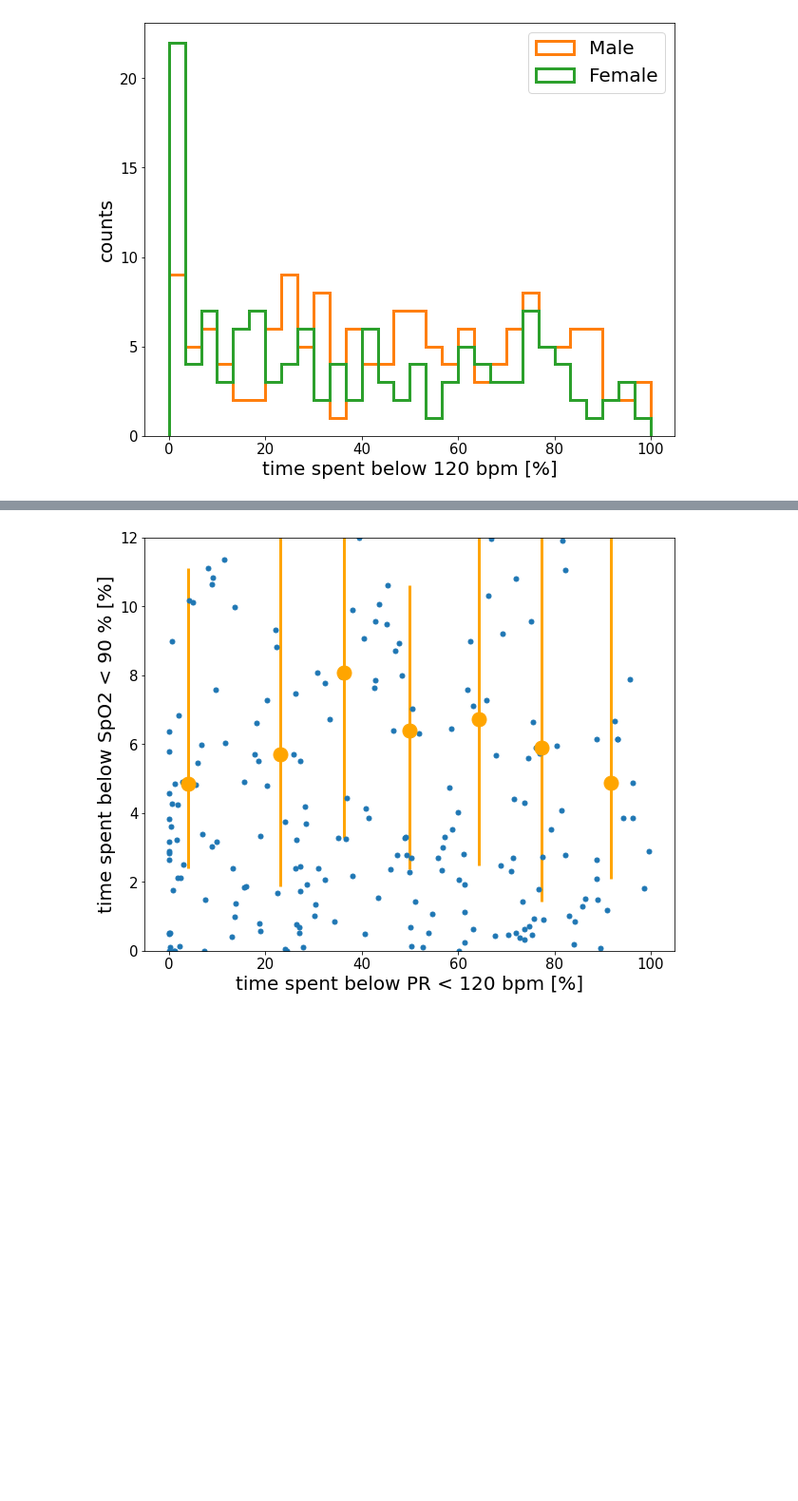
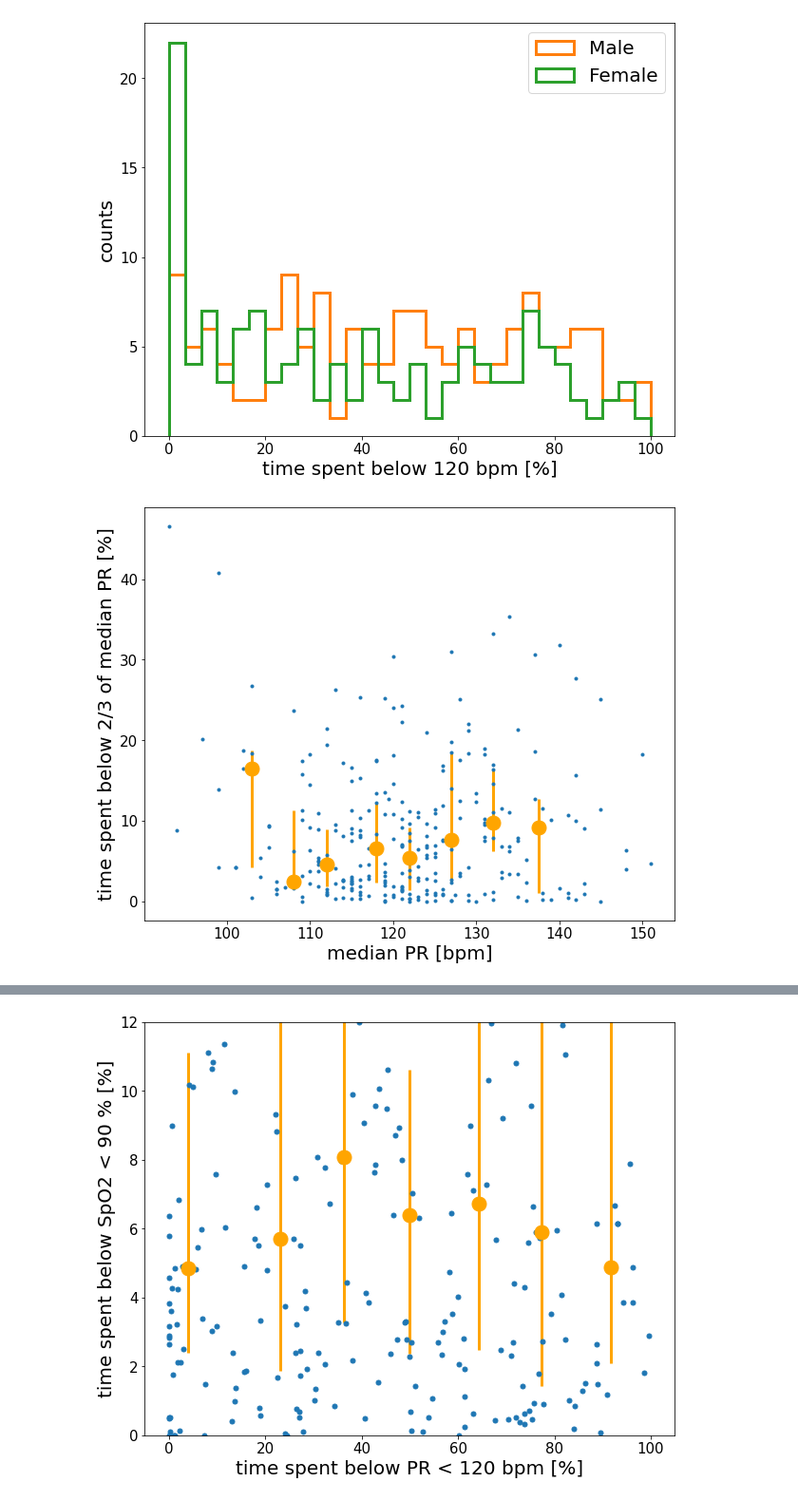
Before and after one commit to shisteve/NHS, a Jupyter notebook: 007_easy_selection.ipynb, the cells around one changed output, grey strips where cells are left out. Shown at 95% size. Cells and saved outputs as stored; diff of their text form; code cells hidden in the pictures; blank space fills up the shorter version.

```diff
--- a/007_easy_selection.ipynb
+++ b/007_easy_selection.ipynb
@@ -623,3 +640,14 @@ f_brad_pr = T[(T['PHN']==False)&(T['WRIST']==True)&(T['GENDER']=='Female')]['BRA
 brad_spo2 = T[(T['PHN']==False)&(T['WRIST']==True)]['BRADY_RATIO_SPO2']*100
 m_brad_spo2 = T[(T['PHN']==False)&(T['WRIST']==True)&(T['GENDER']=='Male')]['BRADY_RATIO_SPO2']*100
 f_brad_spo2 = T[(T['PHN']==False)&(T['WRIST']==True)&(T['GENDER']=='Female')]['BRADY_RATIO_SPO2']*100
+# %%
+brad_pr_dyn = T[(T['PHN']==False)&(T['WRIST']==True)]['BRADY_RATIO_PR_DYN']*100
+
+m_brad_pr_dyn = T[(T['PHN']==False)&(T['WRIST']==True)&(T['GENDER']=='Male')]['BRADY_RATIO_PR_DYN']*100
+f_brad_pr_dyn = T[(T['PHN']==False)&(T['WRIST']==True)&(T['GENDER']=='Female')]['BRADY_RATIO_PR_DYN']*100
+
+brad_pr_dyn_l39 = T[(T['PHN']==False)&(T['WRIST']==True)&(T['GEST_AGE_DAYS']/7.<39.)]['BRADY_RATIO_PR_DYN']*100
+brad_pr_dyn_g40 = T[(T['PHN']==False)&(T['WRIST']==True)&(T['GEST_AGE_DAYS']/7.>40.)]['BRADY_RATIO_PR_DYN']*100
+
+
+pr_med = T[(T['PHN']==False)&(T['WRIST']==True)]['MED_PR']
@@ -634,3 +676,21 @@ plt.legend()
 plt.show()
 # %% [output]
 [figure]
+# %%
+plt.figure(figsize=(10,8))
+
+
+plt.plot(pr_med,brad_pr_dyn,".")
+
+xx,yy,ey1,ey2 = median_in_bins_err(pr_med,brad_pr_dyn,100,140,8)
+plt.errorbar(xx,yy,yerr=[ey1,ey2],fmt=".",markersize=30,elinewidth=3,color='orange',label ='median')
+
+plt.xlabel('median PR [bpm]')
+#plt.ylabel('time spent below 9/10 of median PR [%]')
+plt.ylabel("time spent below 2/3 of median PR [%]")
+
+#plt.ylim(0,1.25)
+
+plt.show()
+# %% [output]
+[figure, added]
```
Also changed, not shown: parts of 9 cells of this notebook, 4 other files.
